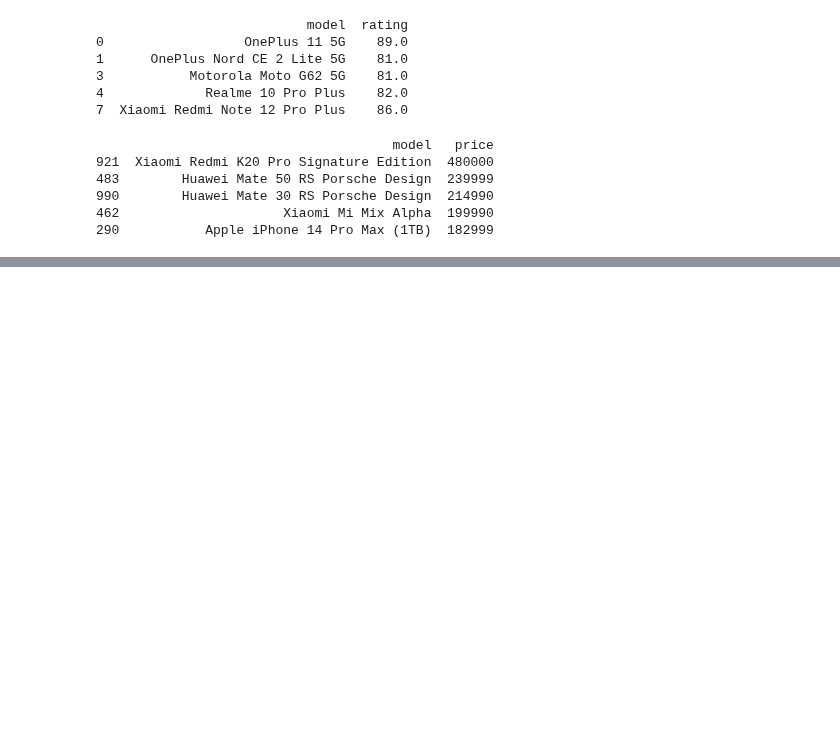
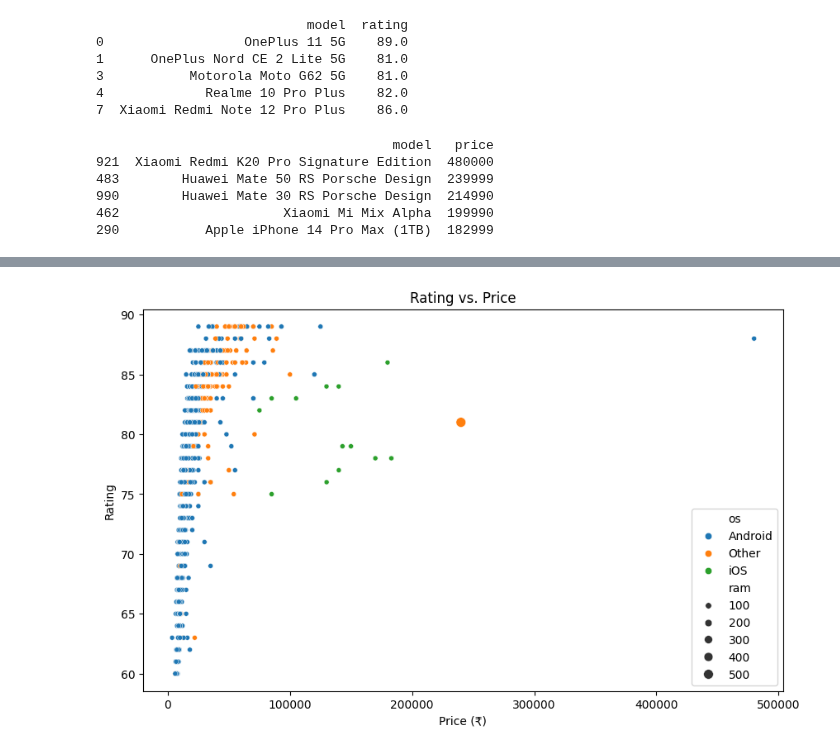
Before and after one commit to HarshChaturvedi19/smartphone-data-analysis, a Jupyter notebook: smartphone.-analysis.ipynb, the cells around one changed output, grey strips where cells are left out. Cells and saved outputs as stored; diff of their text form; code cells hidden in the pictures; blank space fills up the shorter version.

```diff
--- a/smartphone.-analysis.ipynb
+++ b/smartphone.-analysis.ipynb
@@ -415,0 +447,10 @@ print(df.nlargest(5, 'price')[['model','price']])
+# %%
+# rating vs Price scatter
+plt.figure(figsize=(10, 6))
+sns.scatterplot(x='price', y='rating', hue='os', size='ram', data=df)
+plt.title('Rating vs. Price')
+plt.xlabel('Price (₹)')
+plt.ylabel('Rating')
+plt.show()
+# %% [output]
+[figure, added]
```
Also changed, not shown: parts of 9 cells of this notebook, 1 other file.
